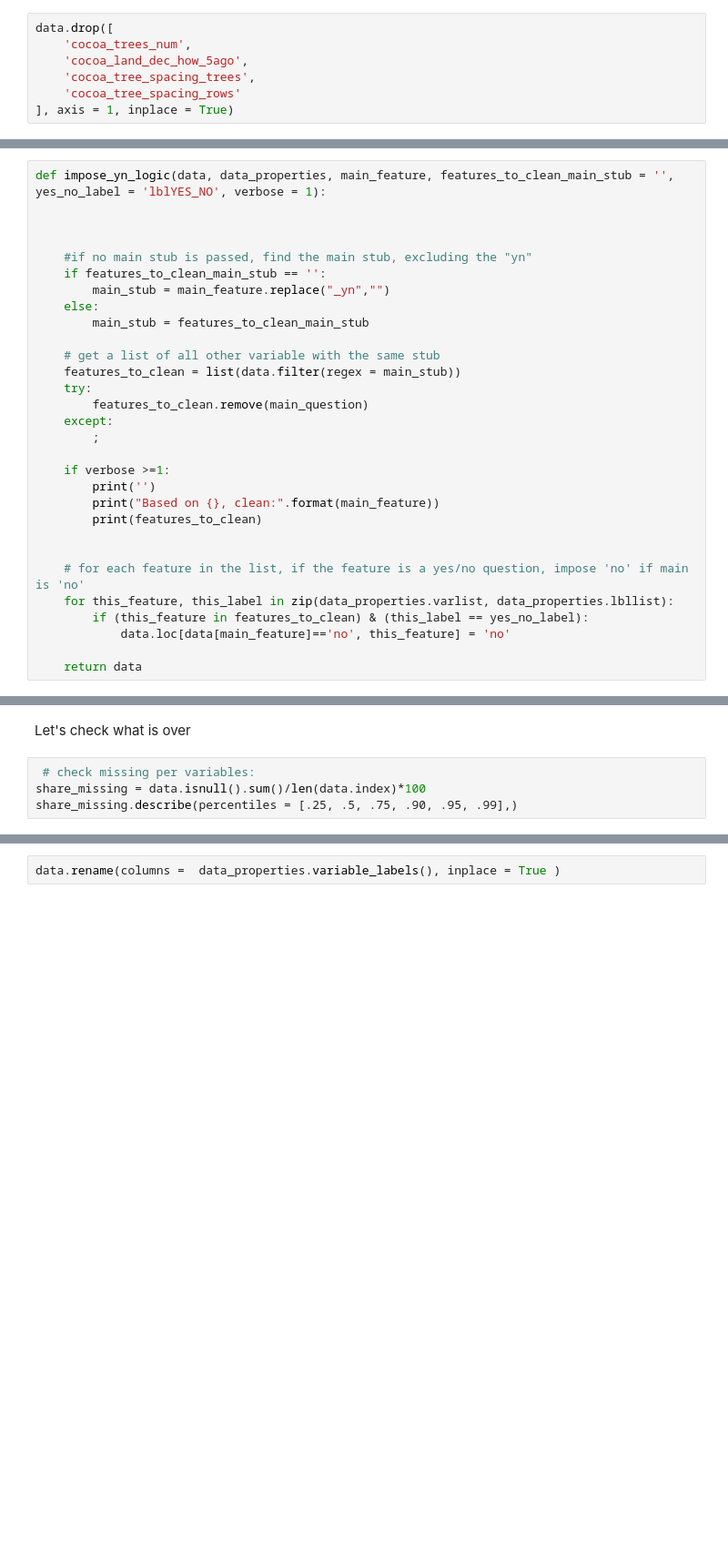
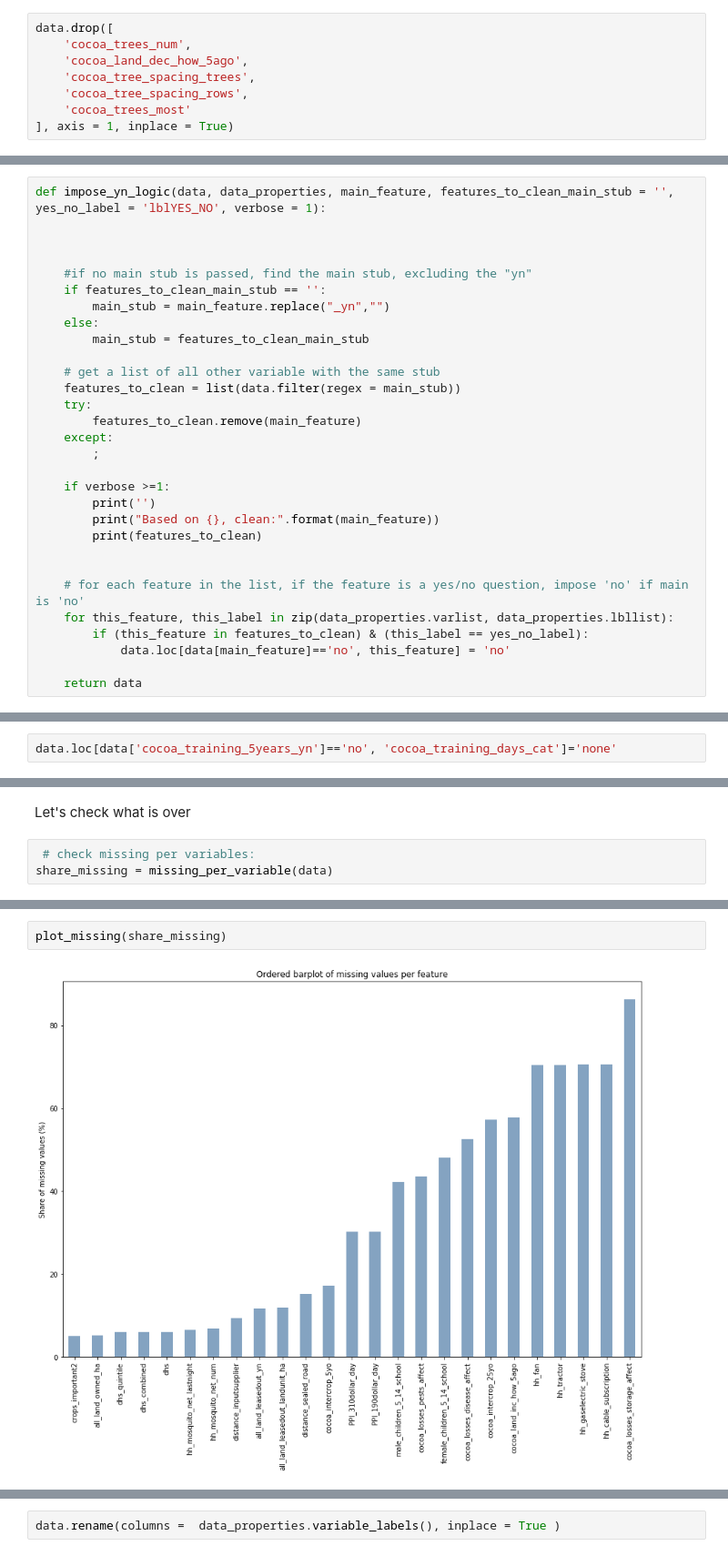
Before and after one commit to mtyszler/LivingIncomeModel, a Jupyter notebook: LivingIncomeAnalysis.ipynb, the cells around one changed output, grey strips where cells are left out. Shown at 91% size. Cells and saved outputs as stored; diff of their text form; blank space fills up the shorter version.

```diff
--- a/LivingIncomeAnalysis.ipynb
+++ b/LivingIncomeAnalysis.ipynb
@@ -1096,7 +1116,8 @@ data.drop([
     'cocoa_trees_num',
     'cocoa_land_dec_how_5ago',
     'cocoa_tree_spacing_trees',
-    'cocoa_tree_spacing_rows'
+    'cocoa_tree_spacing_rows',
+    'cocoa_trees_most'
 ], axis = 1, inplace = True)
 # %% [markdown]
 We see from the above that the variables on irrigation source is missing (since no one irrigates cocoa). These can be droped.
@@ -1200,7 +1221,7 @@ def impose_yn_logic(data, data_properties, main_feature, features_to_clean_main_
     # get a list of all other variable with the same stub
     features_to_clean = list(data.filter(regex = main_stub))
     try:
-        features_to_clean.remove(main_question)
+        features_to_clean.remove(main_feature)
     except:
         ;
 
@@ -1271,3 +1294,5 @@ data.loc[data['loan_amount_usd']==0, 'loan_lastyear_yn']='no'
+# %%
+data.loc[data['cocoa_training_5years_yn']=='no', 'cocoa_training_days_cat']='none'
 # %% [markdown]
 We had also seen that the features on `cocoa_prodgroup_services_` are missing. These are specification of services provided by producer groups
 # %%
@@ -1279,6 +1304,5 @@ Based on cocoa_prodgroup_hhmem, clean:
 Let's check what is over
 # %%
  # check missing per variables:
-share_missing = data.isnull().sum()/len(data.index)*100
-share_missing.describe(percentiles = [.25, .5, .75, .90, .95, .99],)
+share_missing = missing_per_variable(data)
 # %% [output]
@@ -1303,0 +1321,4 @@ plt.show()
+# %%
+plot_missing(share_missing)
+# %% [output]
+[figure, added]
```
Also changed, not shown: parts of 56 cells of this notebook.
